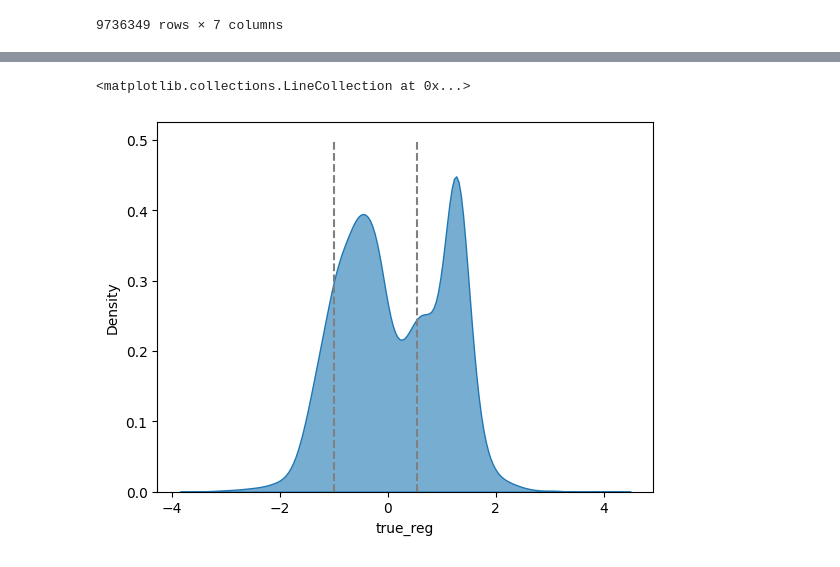
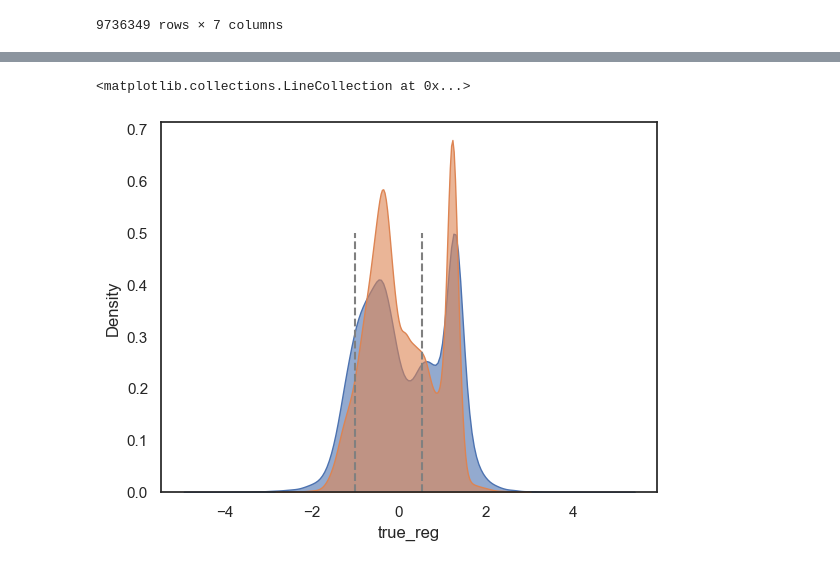
Before and after one commit to leuschjanphilipp/FrustrAI-Seq, a Jupyter notebook: notebooks/ev_mean_predictor.ipynb, the cells around one changed output, grey strips where cells are left out. Saved outputs shown, nothing was run; the diff lists cells and outputs as text; code cells hidden in the pictures.

```diff
--- a/notebooks/ev_mean_predictor.ipynb
+++ b/notebooks/ev_mean_predictor.ipynb
@@ -19,7 +19,7 @@ from pLMtrainer import utils
 
 #torch.set_float32_matmul_precision('medium')
 
-parquet_path = "../data/frustration/v7_frustration_v2.parquet.gzip"
+parquet_path = "../data/frustration/v8_frustration_v2.parquet.gzip"
 # %%
 df = pq.read_table(parquet_path).to_pandas()
 df.head(2)
@@ -30,7 +38,7 @@ df.head(2)
 # %%
-train_df = df[df["set"] == "train"]
-val_df = df[df["set"] == "val"]
-test_df = df[df["set"] == "test"]
+train_df = df[df["split_test"] == "train"]
+val_df = df[df["split_test"] == "val"]
+test_df = df[df["split_test"] == "test"]
 # %%
 residues = np.concatenate(train_df["res_seq"].to_numpy())
 residues
@@ -310,7 +298,7 @@ res_df
 | 9736348 | 0.554852 | -0.229 | 2 | 1 | H | -0.073036 | 1 |
 9736349 rows × 7 columns
 # %%
-res_df_sub = res_df.sample(10000, random_state=42)
+res_df_sub = res_df.sample(100000, random_state=42)
 res_df_sub
 # %% [output]
 |  | regr_pred | true_reg | cls_pred | cls_target | residue | mean_residue_frst | majority_cls_preds |
@@ -359,7 +348,8 @@ NameError: name 'plt' is not defined
 # %%
 sns.kdeplot(data=res_df_sub, x="true_reg", color="C0", alpha=0.6, fill=True, label="True frustration")
+sns.kdeplot(data=res_df_sub, x="regr_pred", color="C1", alpha=0.6, fill=True, label="Predicted frustration")
 plt.vlines(x=-1, ymin=0, ymax=0.5, color="gray", linestyle="--", label="Thresholds")
 plt.vlines(x=0.55, ymin=0, ymax=0.5, color="gray", linestyle="--")
 # %% [output]
 <matplotlib.collections.LineCollection at 0x...>
-[figure, old version]
+[figure, new version]
```
Also changed, not shown: parts of 20 cells of this notebook, 12 other files.
